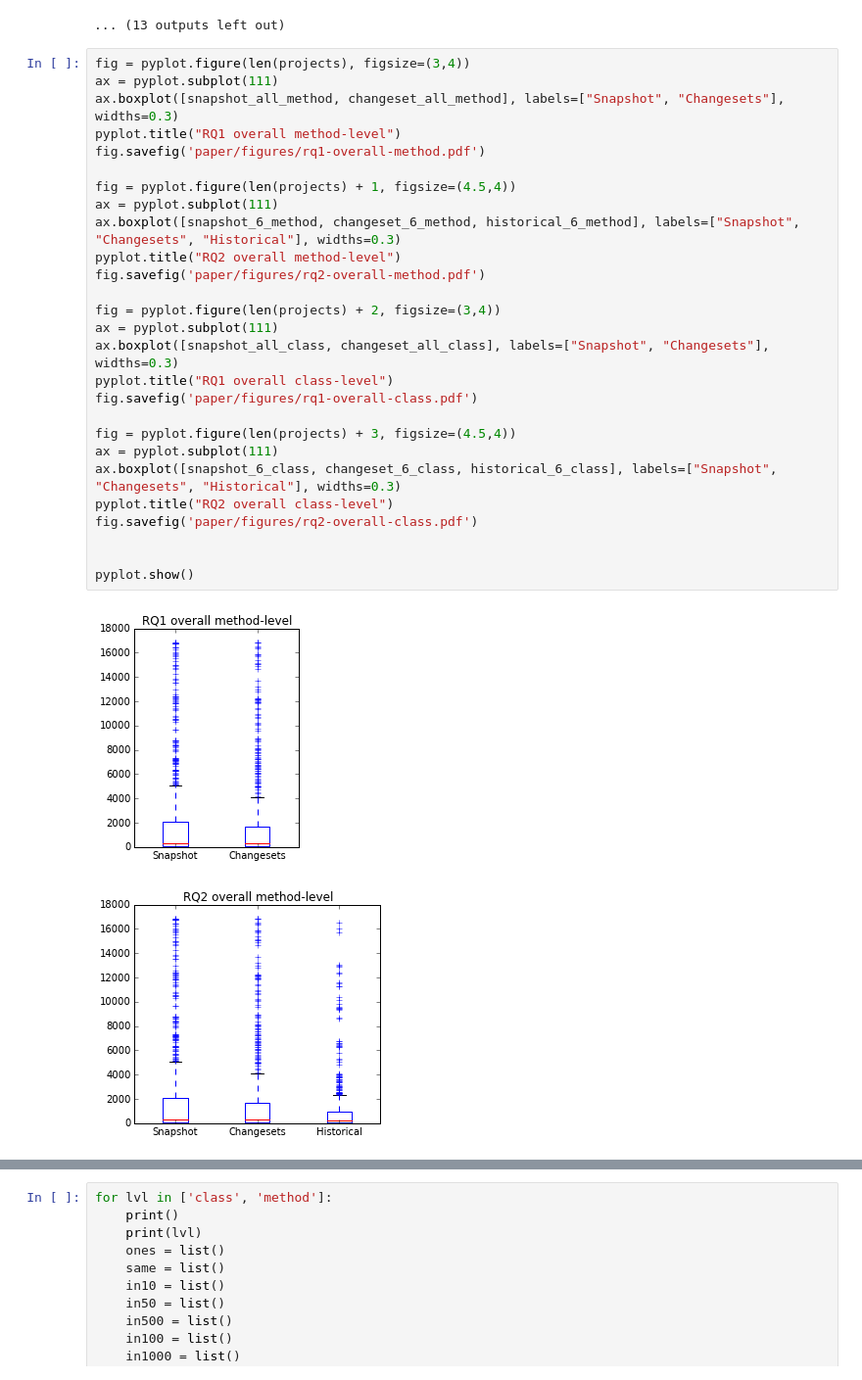
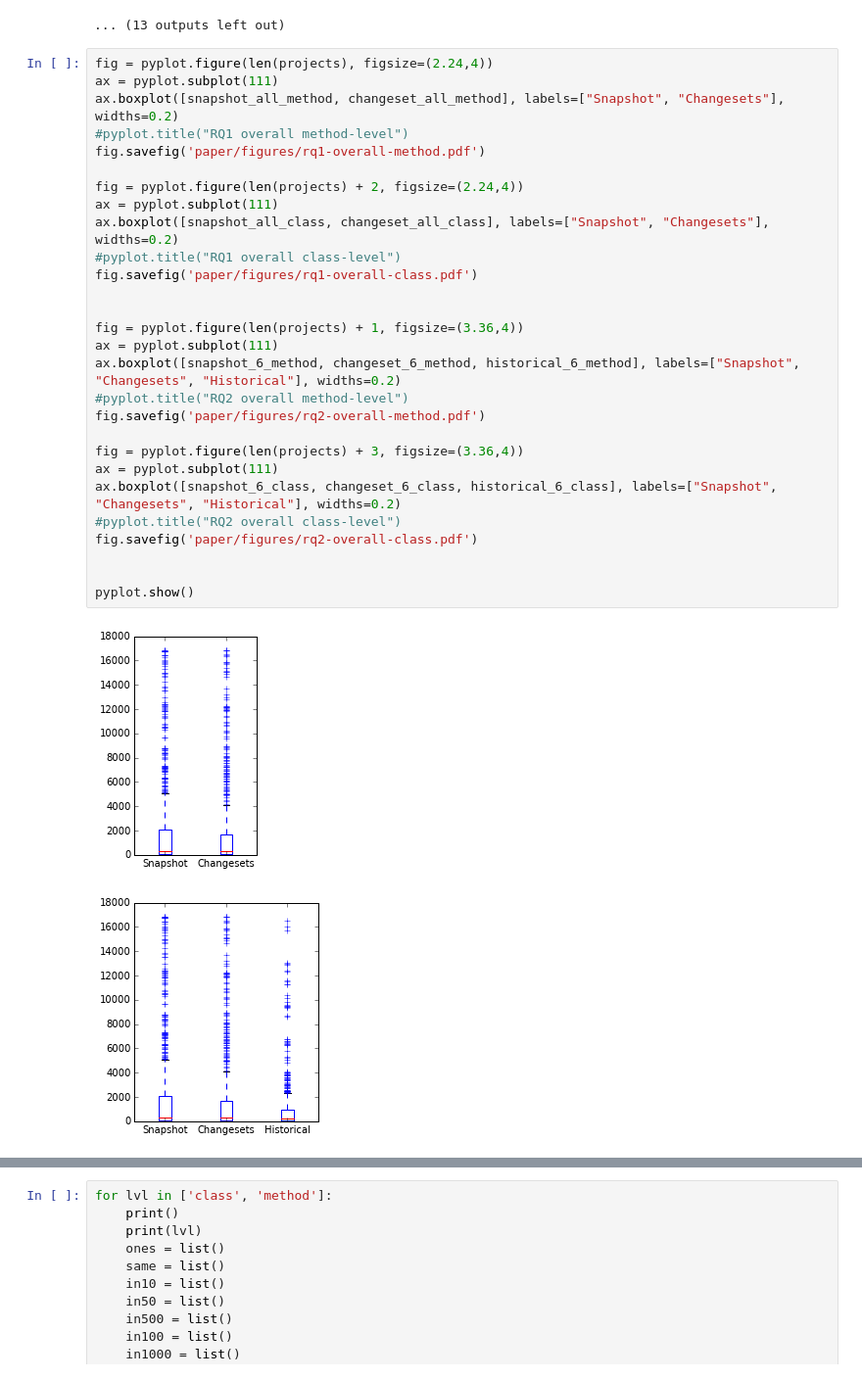
Before and after one commit to cscorley/doc2vec-feature-location, a Jupyter notebook: HiLo.ipynb, the cells around one changed output, grey strips where cells are left out. Shown: that part at 98% size. Drawn from its saved outputs; the diff is of its cells as text.

Commit message:
scale figures 3&4 to fit better

```diff
--- a/HiLo.ipynb
+++ b/HiLo.ipynb
@@ -88,32 +88,33 @@ for i, project in enumerate(projects):
 [figure]
 ... (13 outputs left out)
 # %%
-fig = pyplot.figure(len(projects), figsize=(3,4))
+fig = pyplot.figure(len(projects), figsize=(2.24,4))
 ax = pyplot.subplot(111)
-ax.boxplot([snapshot_all_method, changeset_all_method], labels=["Snapshot", "Changesets"], widths=0.3)
-pyplot.title("RQ1 overall method-level")
+ax.boxplot([snapshot_all_method, changeset_all_method], labels=["Snapshot", "Changesets"], widths=0.2)
+#pyplot.title("RQ1 overall method-level")
 fig.savefig('paper/figures/rq1-overall-method.pdf')
 
-fig = pyplot.figure(len(projects) + 1, figsize=(4.5,4))
+fig = pyplot.figure(len(projects) + 2, figsize=(2.24,4))
 ax = pyplot.subplot(111)
-ax.boxplot([snapshot_6_method, changeset_6_method, historical_6_method], labels=["Snapshot", "Changesets", "Historical"], widths=0.3)
-pyplot.title("RQ2 overall method-level")
+ax.boxplot([snapshot_all_class, changeset_all_class], labels=["Snapshot", "Changesets"], widths=0.2)
+#pyplot.title("RQ1 overall class-level")
+fig.savefig('paper/figures/rq1-overall-class.pdf')
+
+
+fig = pyplot.figure(len(projects) + 1, figsize=(3.36,4))
+ax = pyplot.subplot(111)
+ax.boxplot([snapshot_6_method, changeset_6_method, historical_6_method], labels=["Snapshot", "Changesets", "Historical"], widths=0.2)
+#pyplot.title("RQ2 overall method-level")
 fig.savefig('paper/figures/rq2-overall-method.pdf')
 
-fig = pyplot.figure(len(projects) + 2, figsize=(3,4))
+fig = pyplot.figure(len(projects) + 3, figsize=(3.36,4))
 ax = pyplot.subplot(111)
-ax.boxplot([snapshot_all_class, changeset_all_class], labels=["Snapshot", "Changesets"], widths=0.3)
-pyplot.title("RQ1 overall class-level")
-fig.savefig('paper/figures/rq1-overall-class.pdf')
-
-fig = pyplot.figure(len(projects) + 3, figsize=(4.5,4))
-ax = pyplot.subplot(111)
-ax.boxplot([snapshot_6_class, changeset_6_class, historical_6_class], labels=["Snapshot", "Changesets", "Historical"], widths=0.3)
-pyplot.title("RQ2 overall class-level")
+ax.boxplot([snapshot_6_class, changeset_6_class, historical_6_class], labels=["Snapshot", "Changesets", "Historical"], widths=0.2)
+#pyplot.title("RQ2 overall class-level")
 fig.savefig('paper/figures/rq2-overall-class.pdf')
 
 
 pyplot.show()
 # %% [output]
-[figure, old version]
+[figure, new version]
-[figure, old version]
+[figure, new version]
```
Also changed, not shown: parts of 2 cells of this notebook, 5 other files.
